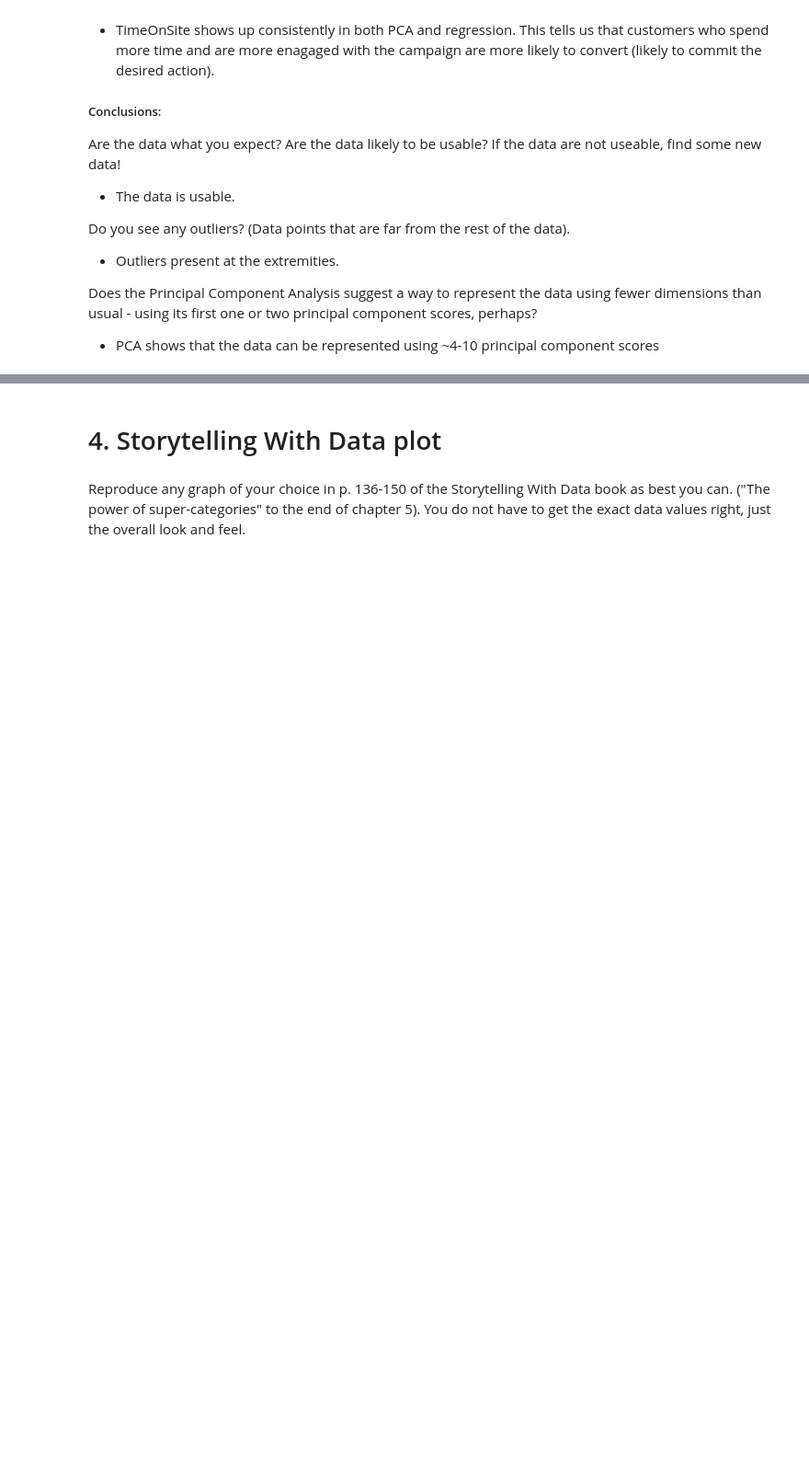
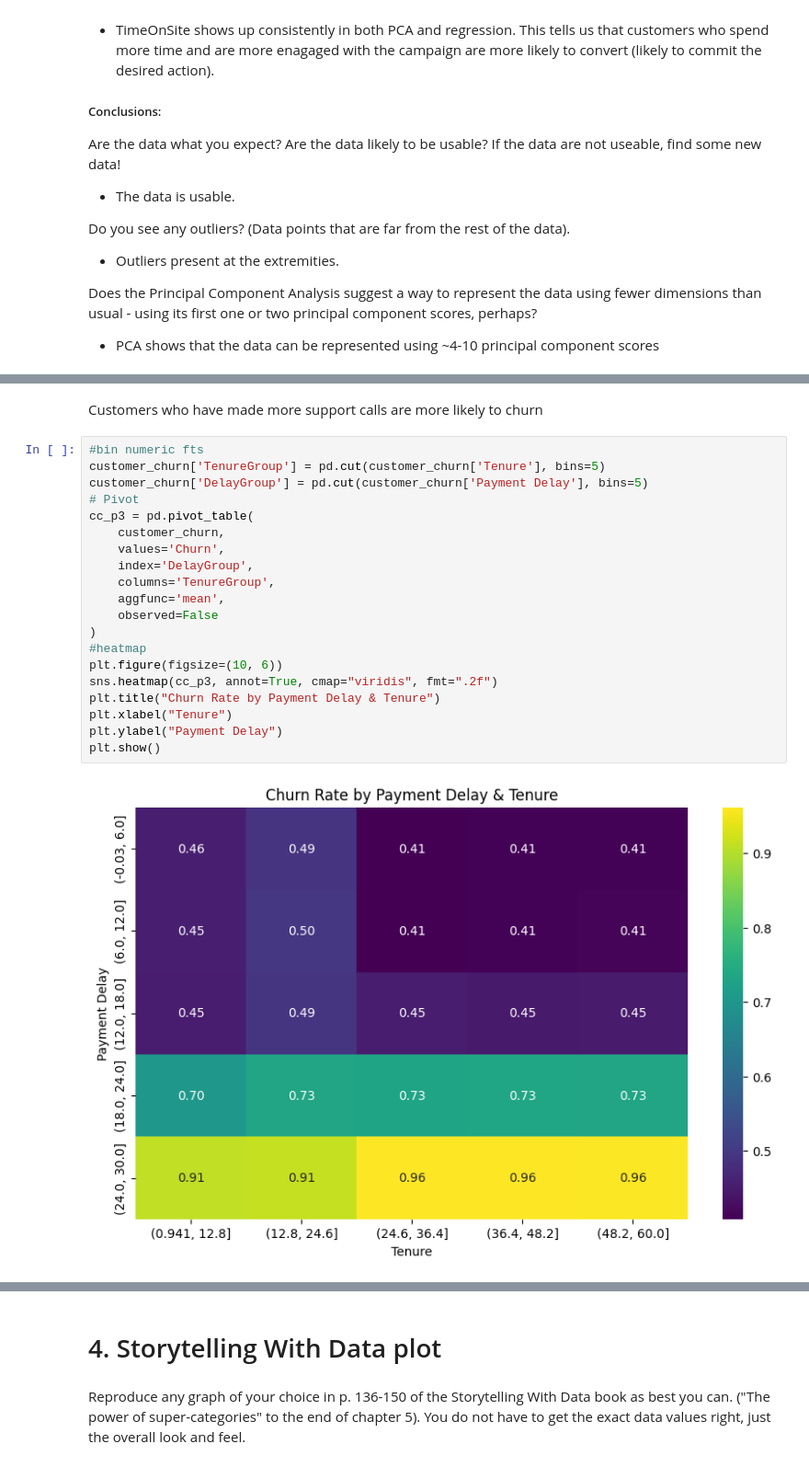
Before and after one commit to paumar2/DX699-MODB2, a Jupyter notebook: Week9.ipynb, the cells around one changed output, grey strips where cells are left out. Shown at 92% size. Drawn from its saved outputs; the diff is of its cells as text; blank space fills up the shorter version.

```diff
--- a/Week9.ipynb
+++ b/Week9.ipynb
@@ -643,0 +707,24 @@ Does the Principal Component Analysis suggest a way to represent the data using
+# %% [markdown]
+Customers who have made more support calls are more likely to churn
+# %%
+#bin numeric fts
+customer_churn['TenureGroup'] = pd.cut(customer_churn['Tenure'], bins=5)
+customer_churn['DelayGroup'] = pd.cut(customer_churn['Payment Delay'], bins=5)
+# Pivot
+cc_p3 = pd.pivot_table(
+    customer_churn,
+    values='Churn',
+    index='DelayGroup',
+    columns='TenureGroup',
+    aggfunc='mean',
+    observed=False
+)
+#heatmap
+plt.figure(figsize=(10, 6))
+sns.heatmap(cc_p3, annot=True, cmap="viridis", fmt=".2f")
+plt.title("Churn Rate by Payment Delay & Tenure")
+plt.xlabel("Tenure")
+plt.ylabel("Payment Delay")
+plt.show()
+# %% [output]
+[figure, added]
```
Also changed, not shown: parts of 26 cells of this notebook.
